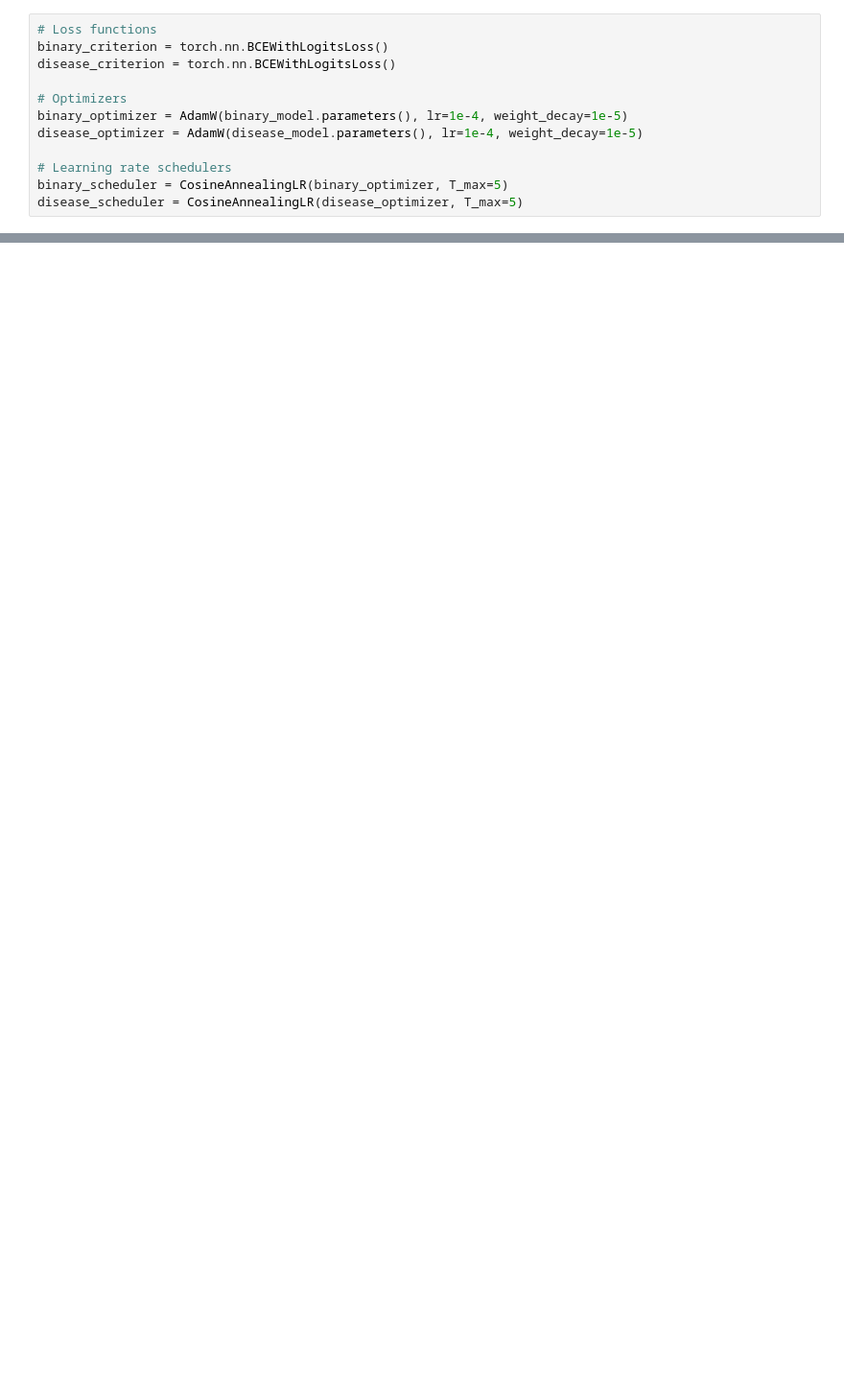
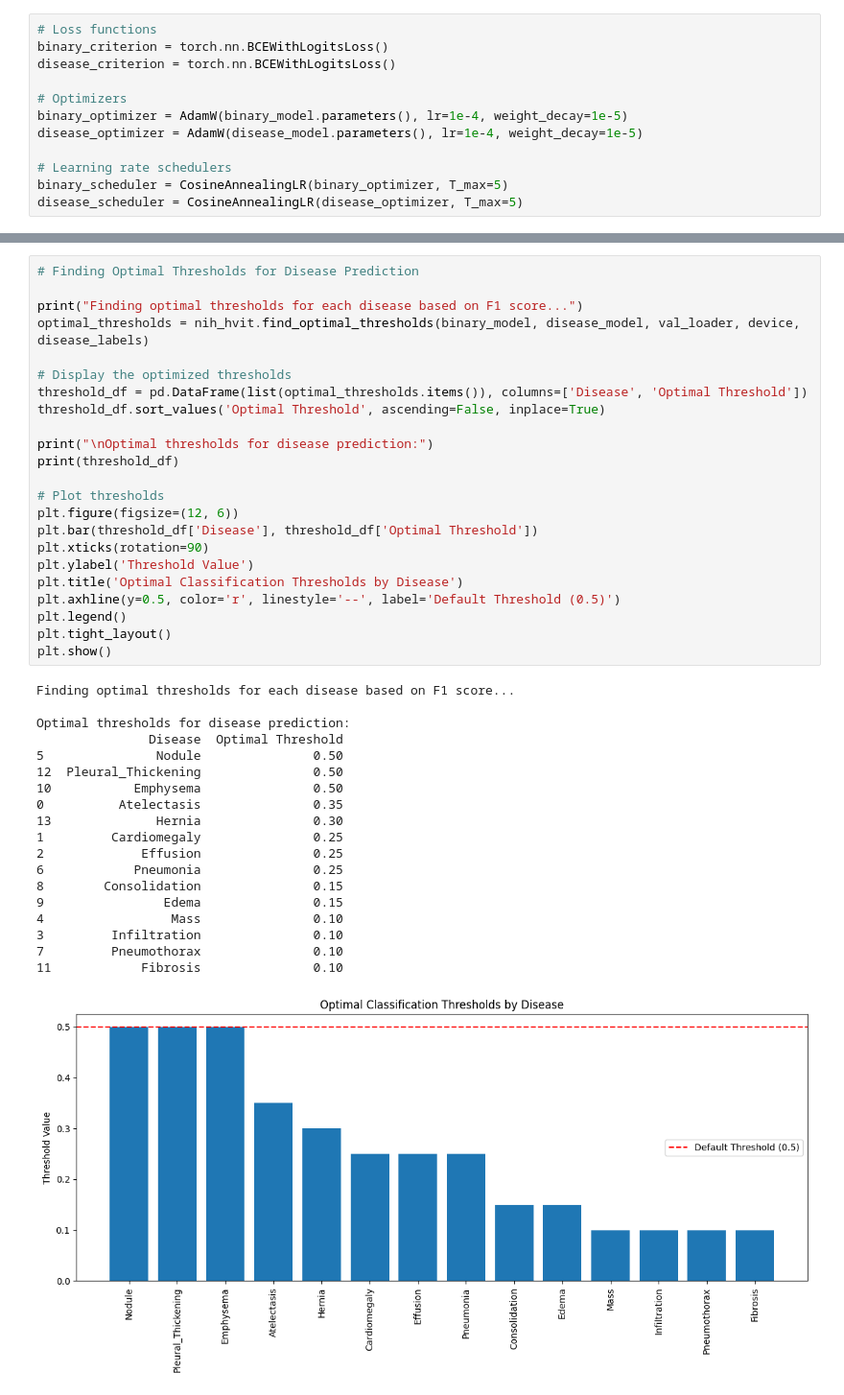
Before and after one commit to mattohan567/finetuening_vision_transformers, a Jupyter notebook: nih_hierarchical_vit.ipynb, the cells around one changed output, grey strips where cells are left out. Shown at 96% size. Cells and saved outputs as stored; diff of their text form; blank space fills up the shorter version.

```diff
--- a/nih_hierarchical_vit.ipynb
+++ b/nih_hierarchical_vit.ipynb
@@ -385,0 +550,43 @@ Summary of the hierarchical model performance on the test set including:
+# %%
+# Finding Optimal Thresholds for Disease Prediction
+
+print("Finding optimal thresholds for each disease based on F1 score...")
+optimal_thresholds = nih_hvit.find_optimal_thresholds(binary_model, disease_model, val_loader, device, disease_labels)
+
+# Display the optimized thresholds
+threshold_df = pd.DataFrame(list(optimal_thresholds.items()), columns=['Disease', 'Optimal Threshold'])
+threshold_df.sort_values('Optimal Threshold', ascending=False, inplace=True)
+
+print("\nOptimal thresholds for disease prediction:")
+print(threshold_df)
+
+# Plot thresholds
+plt.figure(figsize=(12, 6))
+plt.bar(threshold_df['Disease'], threshold_df['Optimal Threshold'])
+plt.xticks(rotation=90)
+plt.ylabel('Threshold Value')
+plt.title('Optimal Classification Thresholds by Disease')
+plt.axhline(y=0.5, color='r', linestyle='--', label='Default Threshold (0.5)')
+plt.legend()
+plt.tight_layout()
+plt.show()
+# %% [output]
+Finding optimal thresholds for each disease based on F1 score...
+
+Optimal thresholds for disease prediction:
+               Disease  Optimal Threshold
+5               Nodule               0.50
+12  Pleural_Thickening               0.50
+10           Emphysema               0.50
+0          Atelectasis               0.35
+13              Hernia               0.30
+1         Cardiomegaly               0.25
+2             Effusion               0.25
+6            Pneumonia               0.25
+8        Consolidation               0.15
+9                Edema               0.15
+4                 Mass               0.10
+3         Infiltration               0.10
+7         Pneumothorax               0.10
+11            Fibrosis               0.10
+[figure, added]
```
Also changed, not shown: parts of 33 cells of this notebook, 3 other files.
